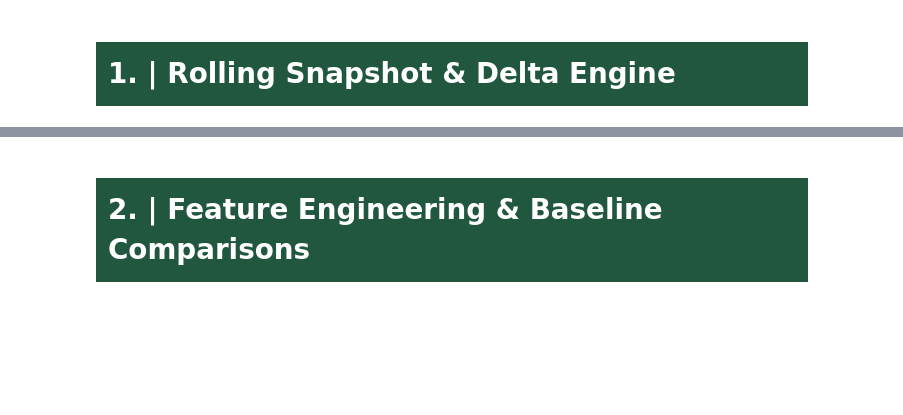
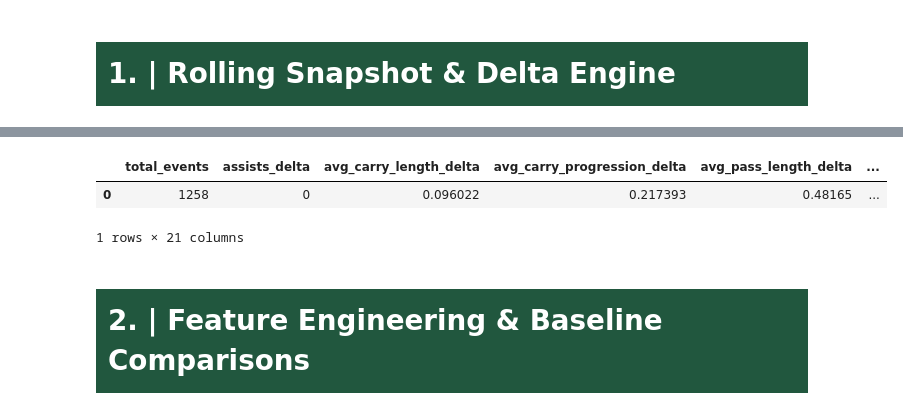
Before and after one commit to AI-Assistant-for-Football-Tactical/AI, a Jupyter notebook: in_match.ipynb, the cells around one changed output, grey strips where cells are left out. Saved outputs shown, nothing was run; the diff lists cells and outputs as text; code cells hidden in the pictures; blank space fills up the shorter version.

```diff
--- a/in_match.ipynb
+++ b/in_match.ipynb
@@ -517,0 +739,33 @@ features_df
+# %%
+def features_delta(features_df : DataFrame ) -> DataFrame:
+    """
+    Compute deltas for aggregated event features (passes, dribbles,
+    defensive actions, carries).
+
+    The input has columns like ``total_passes_1`` and ``total_passes_2``.
+    Output adds ``total_passes_delta`` = _2 − _1 for each.
+    """
+    cols_1 = {c.rsplit("_", 1)[0] for c in features_df.columns
+              if c.endswith("_1") and c != "total_events"}
+    cols_2 = {c.rsplit("_", 1)[0] for c in features_df.columns
+              if c.endswith("_2")}
+    bases = sorted(cols_1 & cols_2)
+
+    data = features_df.copy()
+    result = pd.DataFrame()
+    result['total_events'] = data['total_events']
+    for base in bases:
+        c1, c2 = f"{base}_1", f"{base}_2"
+        result[f"{base}_delta"] = (
+            pd.to_numeric(data[c2], errors="coerce")
+            - pd.to_numeric(data[c1], errors="coerce")
+        )
+    return result
+
+features = pd.read_csv(r'in_data_examples\work_data\features_from_rates.csv')
+output = features_delta(features)
+output
+# %% [output]
+|  | total_events | assists_delta | avg_carry_length_delta | avg_carry_progression_delta | avg_pass_length_delta | ... |
+| 0 | 1258 | 0 | 0.096022 | 0.217393 | 0.48165 | ... |
+1 rows × 21 columns
```
Also changed, not shown: parts of 6 cells of this notebook, 1 other file.
